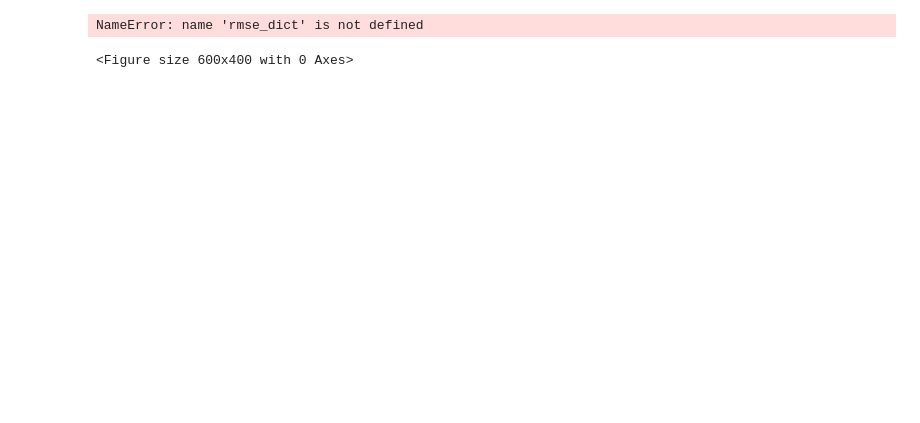
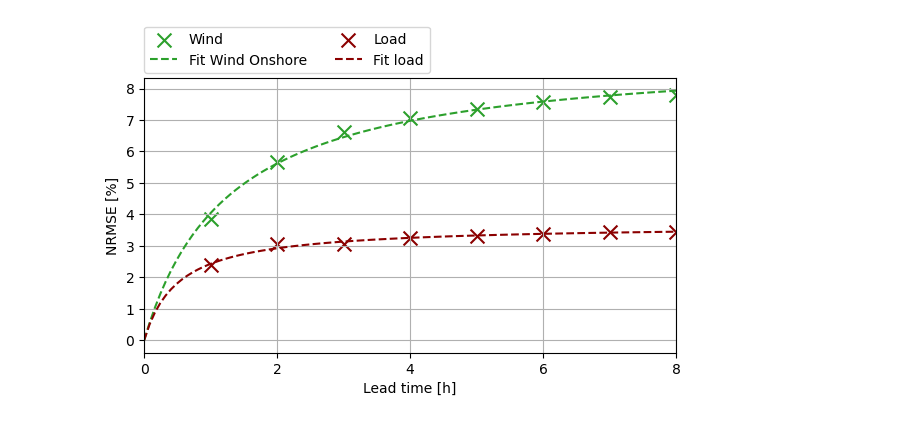
Before and after one commit to WouterKoksNL/entsoe-forecasting, a Jupyter notebook: analysis.ipynb, the cells around one changed output. Saved outputs shown, nothing was run; the diff lists cells and outputs as text; code cells hidden in the pictures; blank space fills up the shorter version.

```diff
--- a/analysis.ipynb
+++ b/analysis.ipynb
@@ -101,0 +115,6 @@ Name: Solar, Length: 70169, dtype: float64
+# %%
+from src.fitting import calc_fitting_params_loop
+
+
+
+param_df, rmse_dict = calc_fitting_params_loop(config=config)
@@ -406,39 +478,45 @@ scaling_value
+# %%
+rmse_series = {error_type: pd.Series(rmse_dicts[error_type]['NO_3']) for error_type in rmse_dicts.keys()}
 # %%
 def asymptotic_func(x, a, b):
     return a * x / (x + b)
 
 plt.figure(figsize=(6, 4))
 
 error_colors = {
-    "wind": "tab:green",
+    "Wind Onshore": "tab:green",
     "load": "darkred",
 }
 
-for error_type, rmse_per_step in rmse_dict.items():
+max_lead_time_dict = {
+    "Wind Onshore": 8,
+    "load": 8
+}
+
+for error_type, rmse_per_step in rmse_series.items():
     horizons = np.arange(1, len(rmse_per_step) + 1)
-    error_type_nice_name = "Wind" if error_type == "wind" else "Load"
+    error_type_nice_name = "Wind" if error_type == "Wind Onshore" else "Load"
     horizons = np.arange(1, max_lead_time_dict[error_type] + 1)
     # Ensure rmse_per_step is a numpy array
     rmse_per_step = np.array(rmse_per_step)
-    plotting_linspace = np.linspace(0, 12, 100)
+    plotting_linspace = np.linspace(0, 8, 100)
     # Fit the function to the data
 
     asymptotic_params, _ = curve_fit(asymptotic_func, horizons, rmse_per_step)
     asymptotic_fitted_rmse = asymptotic_func(plotting_linspace, *asymptotic_params)
 
     plt.scatter(horizons, 100 * rmse_per_step, color=error_colors[error_type], marker='x', label=f'{error_type_nice_name}', s=100)
     plt.plot(plotting_linspace, 100 * asymptotic_fitted_rmse, linestyle='--', color=error_colors[error_type], label=rf'Fit {error_type}')
 
 plt.xlabel("Lead time [h]")
-plt.xticks([0, 3, 6, 9, 12])
+plt.xticks([0, 2, 4, 6, 8])
 
 plt.ylabel("NRMSE [%]")
 plt.grid(True)
 plt.legend(bbox_to_anchor=(0., 1.02), loc='lower left', borderaxespad=0., ncols=2)
 plt.tight_layout()
-plt.xlim((0, 12))
-# plt.savefig(f'plots/nrmse_lag_{n_lags}_{zone}_top_legend.pdf', bbox_inches='tight')
+plt.xlim((0, 8))
+plt.savefig(f'plots/nrmse_NO3_top_legend.pdf', bbox_inches='tight')
 plt.show()
 # %% [output]
-NameError: name 'rmse_dict' is not defined
-<Figure size 600x400 with 0 Axes>
+[figure, added]
```
Also changed, not shown: parts of 56 cells of this notebook.
